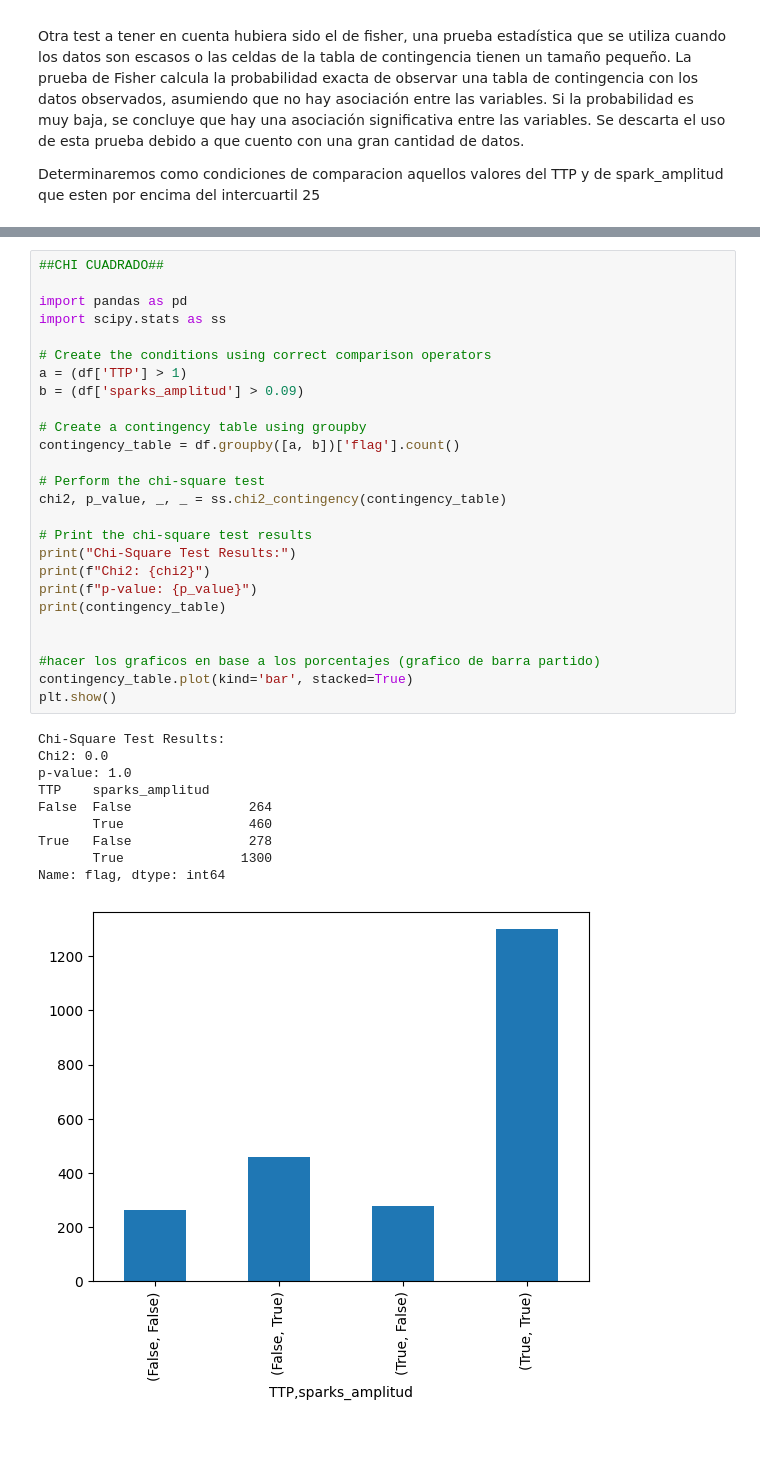
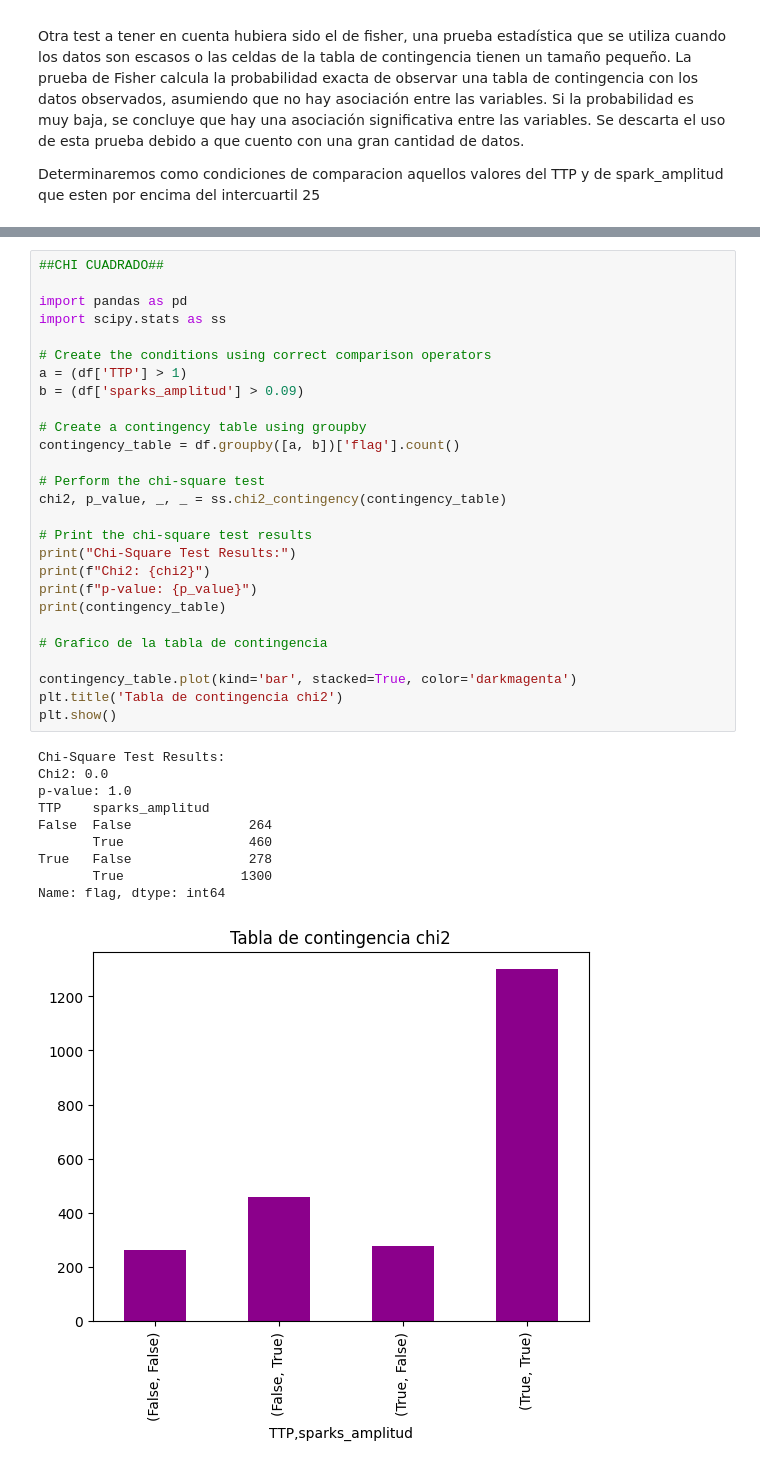
Before and after one commit to macarenaalga/trabajo_final, a Jupyter notebook: Trabajo_final_alga-aras.ipynb, the cells around one changed output, grey strips where cells are left out. Drawn from its saved outputs; the diff is of its cells as text; blank space fills up the shorter version.

```diff
--- a/Trabajo_final_alga-aras.ipynb
+++ b/Trabajo_final_alga-aras.ipynb
@@ -831,34 +834,35 @@ import pandas as pd
 import scipy.stats as ss
 
 # Create the conditions using correct comparison operators
 a = (df['TTP'] > 1)
 b = (df['sparks_amplitud'] > 0.09)
 
 # Create a contingency table using groupby
 contingency_table = df.groupby([a, b])['flag'].count()
 
 # Perform the chi-square test
 chi2, p_value, _, _ = ss.chi2_contingency(contingency_table)
 
 # Print the chi-square test results
 print("Chi-Square Test Results:")
 print(f"Chi2: {chi2}")
 print(f"p-value: {p_value}")
 print(contingency_table)
 
+# Grafico de la tabla de contingencia
 
-#hacer los graficos en base a los porcentajes (grafico de barra partido)
-contingency_table.plot(kind='bar', stacked=True)
+contingency_table.plot(kind='bar', stacked=True, color='darkmagenta')
+plt.title('Tabla de contingencia chi2')
 plt.show()
 # %% [output]
 Chi-Square Test Results:
 Chi2: 0.0
 p-value: 1.0
 TTP    sparks_amplitud
 False  False               264
        True                460
 True   False               278
        True               1300
 Name: flag, dtype: int64
-[figure, old version]
+[figure, new version]
 # %% [markdown]
```
Also changed, not shown: parts of 18 cells of this notebook, 1 other file.
